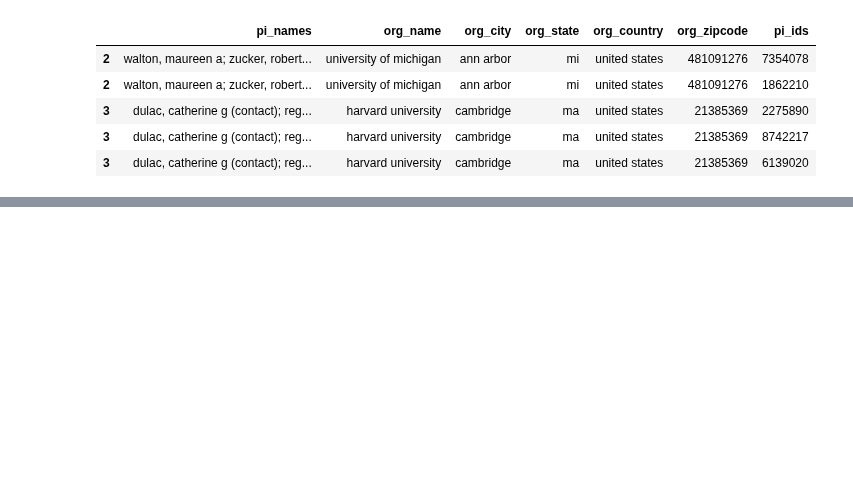
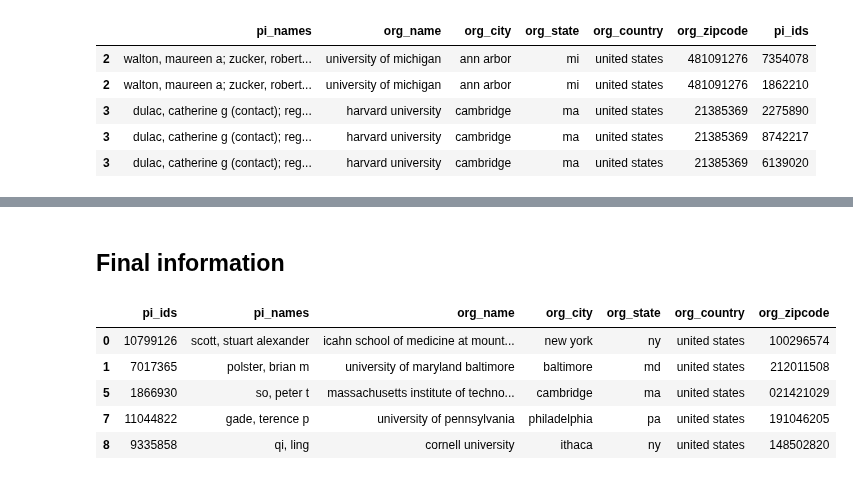
Before and after one commit to yuwie10/nih-awards, a Jupyter notebook: cleaning_pi_info.ipynb, the cells around one changed output, grey strips where cells are left out. Saved outputs shown, nothing was run; the diff lists cells and outputs as text; code cells hidden in the pictures; blank space fills up the shorter version.

Commit message:
completed cleaning of PI info

```diff
--- a/cleaning_pi_info.ipynb
+++ b/cleaning_pi_info.ipynb
@@ -136,19 +130,8 @@ multi_pi.head()
 # %%
-#if unique_pi is false but contact is true
-#store these values
-#split pi_names
-#keep only PIs with contact
-#add new PI name/info to df
-
-def strip_series(df, col_list, strip = '(contact)'):
-    for col in col_list:
-        df[col] = df[col].str.strip(strip)
-    return df
-
 unique_contact = multi_pi[(multi_pi['unique_pi'] == False) & (multi_pi['contact'] == True)]
-unique_contact = split_rows_pis(unique_contact, 'pi_names')
+unique_contact = cln.split_rows_pis(unique_contact, 'pi_names')
 unique_contact = unique_contact[unique_contact['pi_names'].str.contains('contact')]
-unique_contact = strip_series(unique_contact, ['pi_ids', 'pi_names'])
+unique_contact = cln.strip_series(unique_contact, ['pi_ids', 'pi_names'])
 #unique_contact.shape
 unique_contact = unique_contact.drop_duplicates('pi_ids')
 unique_contact.shape
@@ -191,0 +164,18 @@ not_contact.head()
+# %%
+#Reorder columns so joins can be performed correctly
+cols1 = unique_contact.columns.tolist()
+cols1 = cols1[-4:-3] + cols1[-1:] + cols1[0:5]
+unique_1 = unique_contact[cols1]
+
+cols2 = not_contact.columns.tolist()
+cols2 = cols2[-3:-2] + cols2[0:6]
+unique_2 = not_contact[cols2]
+
+unique_multi = unique_1.append(unique_2)
+#unique_multi.ix[unique_multi['pi_ids'].str.contains('contact')]
+unique_multi = unique_multi.drop_duplicates('pi_ids')
+unique_multi.shape
+
+pi_unique.shape
+pi_unique = pi_unique.append(unique_multi)
+pi_unique.shape
@@ -191,0 +203,6 @@ not_contact.head()
+# %%
+zip_8, zip_9 = add_zero_zip(pi_unique, 8.0)
+zip_4, zip_5 = add_zero_zip(pi_unique, 4.0)
+# %%
+pi_unique['org_zipcode'] = pi_unique['org_zipcode'].replace(zip_8, zip_9)
+pi_unique['org_zipcode'] = pi_unique['org_zipcode'].replace(zip_4, zip_5)
@@ -191,0 +223,11 @@ not_contact.head()
+# %% [markdown]
+## Final information
+# %%
+pi_unique.head()
+# %% [output]
+|  | pi_ids | pi_names | org_name | org_city | org_state | org_country | org_zipcode |
+| 0 | 10799126 | scott, stuart alexander | icahn school of medicine at mount... | new york | ny | united states | 100296574 |
+| 1 | 7017365 | polster, brian m | university of maryland baltimore | baltimore | md | united states | 212011508 |
+| 5 | 1866930 | so, peter t | massachusetts institute of techno... | cambridge | ma | united states | 021421029 |
+| 7 | 11044822 | gade, terence p | university of pennsylvania | philadelphia | pa | united states | 191046205 |
+| 8 | 9335858 | qi, ling | cornell university | ithaca | ny | united states | 148502820 |
```
Also changed, not shown: parts of 32 cells of this notebook, 1 other file.
